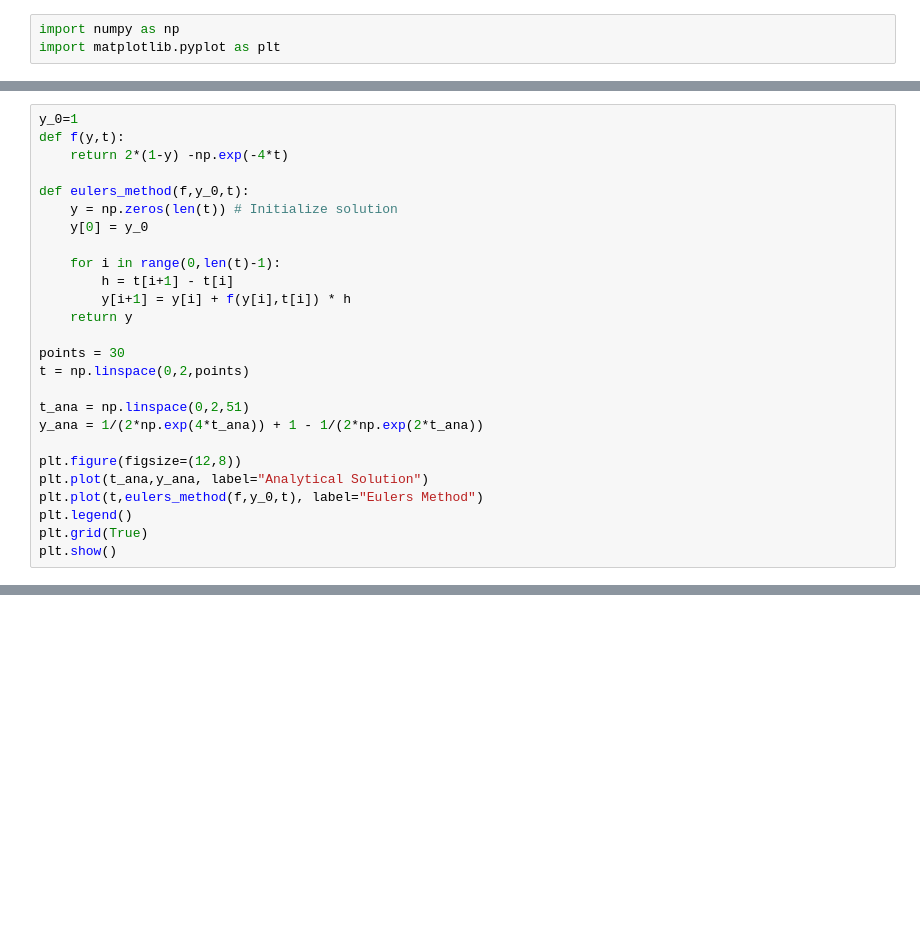
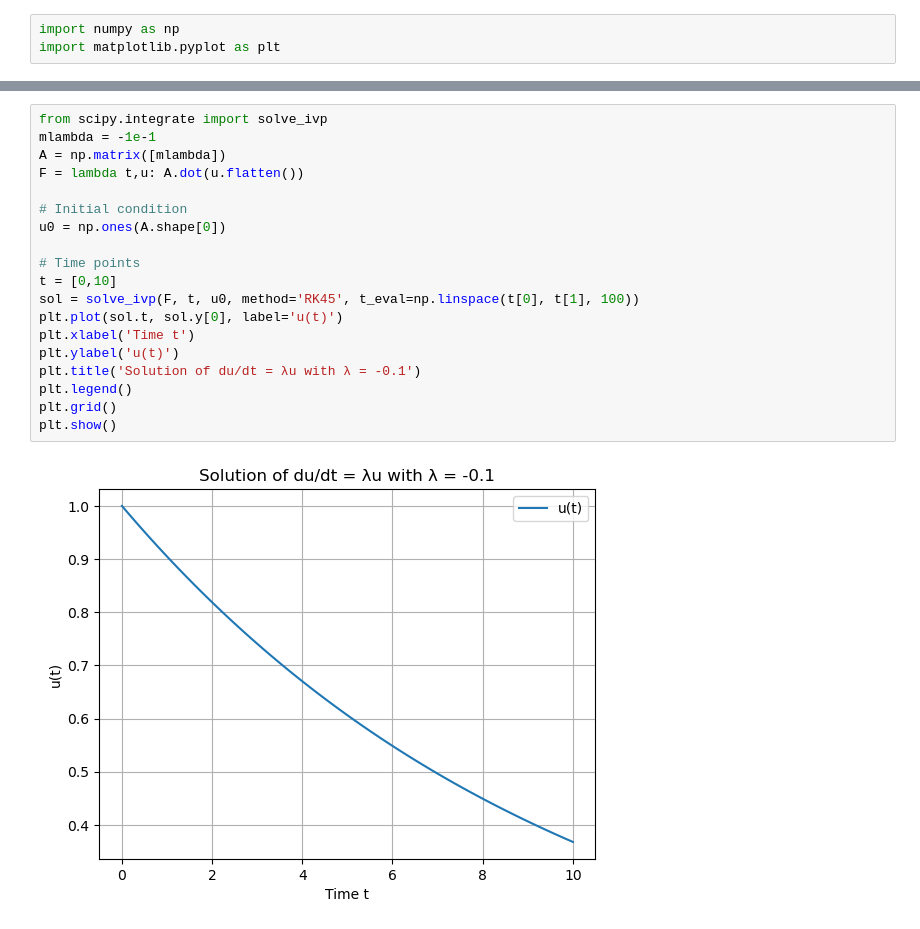
Before and after one commit to LukasMeinschad/Numerical_Analysis, a Jupyter notebook: Numerical_Math_II/Differential_Equations.ipynb, the cells around one changed output, grey strips where cells are left out. Saved outputs shown, nothing was run; the diff lists cells and outputs as text; blank space fills up the shorter version.

```diff
--- a/Numerical_Math_II/Differential_Equations.ipynb
+++ b/Numerical_Math_II/Differential_Equations.ipynb
@@ -24,26 +3,0 @@ with the analytical solution $y = \frac{1}{2e^{4t}} + 1 - \frac{1}{2e^{2t}}$
-# %%
-y_0=1
-def f(y,t):
-    return 2*(1-y) -np.exp(-4*t)
-
-def eulers_method(f,y_0,t):
-    y = np.zeros(len(t)) # Initialize solution
-    y[0] = y_0
-
-    for i in range(0,len(t)-1):
-        h = t[i+1] - t[i]
-        y[i+1] = y[i] + f(y[i],t[i]) * h
-    return y
-
-points = 30
-t = np.linspace(0,2,points)
-
-t_ana = np.linspace(0,2,51)
-y_ana = 1/(2*np.exp(4*t_ana)) + 1 - 1/(2*np.exp(2*t_ana))
-
-plt.figure(figsize=(12,8))
-plt.plot(t_ana,y_ana, label="Analytical Solution")
-plt.plot(t,eulers_method(f,y_0,t), label="Eulers Method")
-plt.legend()
-plt.grid(True)
-plt.show()
@@ -523,0 +413,21 @@ $$R(z) = 1 + z + \frac{z^2}{2} + ... + \frac{z^p}{p!}$$
+# %%
+from scipy.integrate import solve_ivp
+mlambda = -1e-1
+A = np.matrix([mlambda])
+F = lambda t,u: A.dot(u.flatten())
+
+# Initial condition
+u0 = np.ones(A.shape[0])
+
+# Time points
+t = [0,10]
+sol = solve_ivp(F, t, u0, method='RK45', t_eval=np.linspace(t[0], t[1], 100))
+plt.plot(sol.t, sol.y[0], label='u(t)')
+plt.xlabel('Time t')
+plt.ylabel('u(t)')
+plt.title('Solution of du/dt = λu with λ = -0.1')
+plt.legend()
+plt.grid()
+plt.show()
+# %% [output]
+[figure, added]
```
Also changed, not shown: parts of 42 cells of this notebook, 11 other files.
